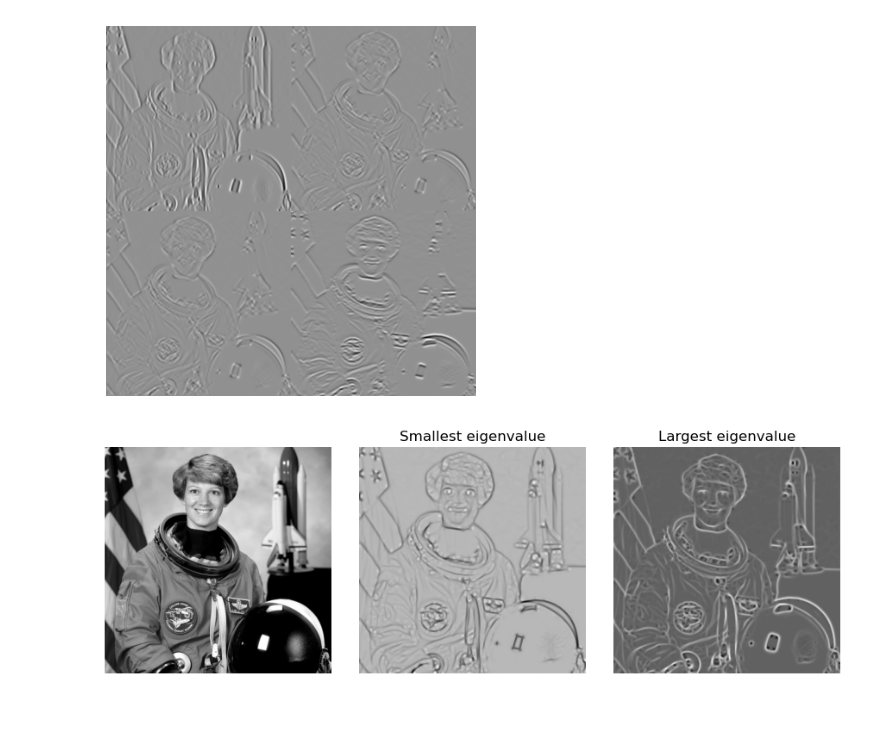
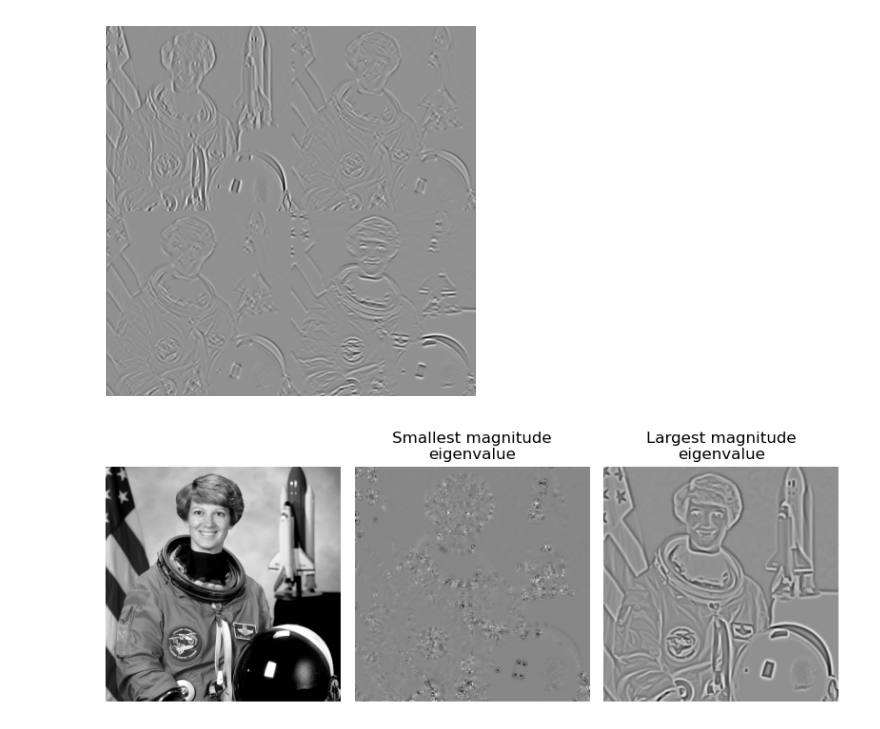
Before and after one commit to eigenvivek/diptorch, a Jupyter notebook: notebooks/index.ipynb, the cells around one changed output. Drawn from its saved outputs; the diff is of its cells as text; code cells hidden in the pictures.

```diff
--- a/notebooks/index.ipynb
+++ b/notebooks/index.ipynb
@@ -80,24 +55,14 @@ plt.axis("off")
 plt.show()
 # %% [output]
 [figure]
-# %%
-# Eigenvalues of the Hessian matrix of an image
-img = astronaut()
-eig = hessian_eigenvalues(img, sigma=2.5)
-
-plt.figure(figsize=(9, 3))
-plt.subplot(131)
-plt.imshow(img.squeeze(), cmap="gray")
-plt.axis("off")
-plt.subplot(132)
-plt.imshow(eig.squeeze()[0], cmap="gray")
-plt.title("Smallest eigenvalue")
-plt.axis("off")
-plt.subplot(133)
-plt.imshow(eig.squeeze()[1], cmap="gray")
-plt.title("Largest eigenvalue")
-plt.axis("off")
-plt.tight_layout()
-plt.show()
-# %% [output]
-[figure, removed]
+# %%
+# Eigenvalues of the Hessian matrix of an image
+# sorted by the magnitude of the eigenvalues
+img = astronaut()
+eig = hessian_eigenvalues(img, sigma=2.5)
+_, axs = imshow(img, *eig.split(1, 1))
+axs[1].set(title="Smallest magnitude\neigenvalue")
+axs[2].set(title="Largest magnitude\neigenvalue")
+plt.show()
+# %% [output]
+[figure, added]
```
Also changed, not shown: parts of 5 cells of this notebook, 8 other files.
